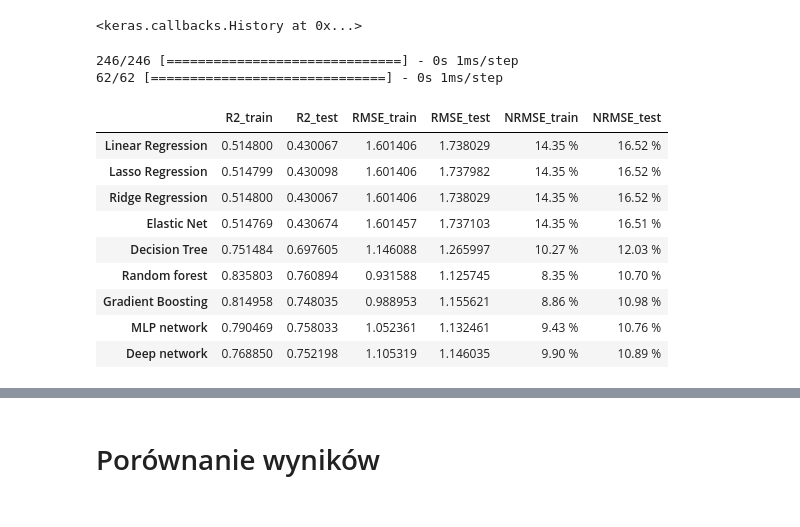
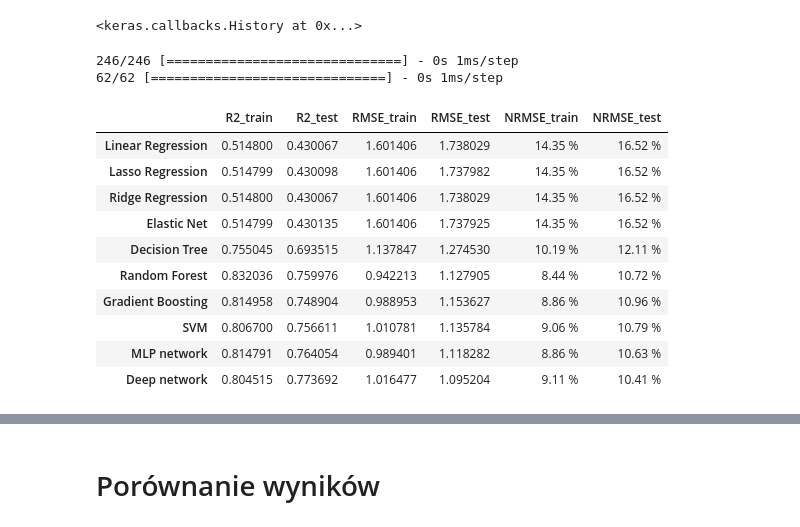
Before and after one commit to rad-mat/Solubility_model_development, a Jupyter notebook: Solubility_model_development.ipynb, the cells around one changed output, grey strips where cells are left out. Cells and saved outputs as stored; diff of their text form; code cells hidden in the pictures.

```diff
--- a/Solubility_model_development.ipynb
+++ b/Solubility_model_development.ipynb
@@ -447,0 +461,9 @@ displayObsPredPlot(y_test, y_pred)
+# %%
+parameters={"C":[1,2,3,4,5],
+            "gamma":[25,30,35,40]}
+
+reg_svm = svm.SVR()
+
+svm_GS = model_selection.GridSearchCV(reg_svm, parameters, scoring='neg_root_mean_squared_error')
+
+svm_GS.fit(X_train_scaled, y_train_scaled)
@@ -447,0 +478,9 @@ displayObsPredPlot(y_test, y_pred)
+# %%
+reg_svm = svm.SVR(C=svm_GS.best_estimator_.C, gamma=svm_GS.best_estimator_.gamma)
+reg_svm.fit(X_train_scaled, y_train_scaled)
+
+y_learn = scalerY.inverse_transform(reg_svm.predict(X_train_scaled).reshape(-1,1))
+y_pred = scalerY.inverse_transform(reg_svm.predict(X_test_scaled).reshape(-1,1))
+
+summary8 = addMetrics(summary7, 'SVM', y_learn, y_train, y_pred, y_test)
+summary8
@@ -448,25 +501,25 @@ displayObsPredPlot(y_test, y_pred)
 # %% [markdown]
 # Sztuczne sieci neuronowe (ANN)
 # %%
-# skalowanie danych
-scalerX = preprocessing.MinMaxScaler(feature_range=(0,1))
+# skalowanie danych (StandardScaler)
+scalerX = preprocessing.StandardScaler()
 scalerX.fit(X_train)
 X_train_scaled = scalerX.transform(X_train)
 X_test_scaled = scalerX.transform(X_test)
 
-scalerY = preprocessing.MinMaxScaler(feature_range=(0,1))
+scalerY = preprocessing.StandardScaler()
 scalerY.fit(y_train.reshape(-1,1))
-y_train_scaled = scalerY.transform(y_train.reshape(-1,1))
-y_test_scaled = scalerY.transform(y_test.reshape(-1,1))
+y_train_scaled = scalerY.transform(y_train.reshape(-1,1)).ravel()
+y_test_scaled = scalerY.transform(y_test.reshape(-1,1)).ravel()
 # %%
-mlp = neural_network.MLPRegressor(hidden_layer_sizes=(100, 50, 30), activation='relu', solver='lbfgs', max_iter=5000)
+mlp = neural_network.MLPRegressor(hidden_layer_sizes=(60, 40, 20), activation='relu', solver='adam', max_iter=5000, alpha=0.2)
 mlp.fit(X_train_scaled, y_train_scaled.ravel())
 
 y_learn = scalerY.inverse_transform(mlp.predict(X_train_scaled).reshape(-1,1))
 y_pred = scalerY.inverse_transform(mlp.predict(X_test_scaled).reshape(-1,1))
 
-summary8 = addMetrics(summary7, 'MLP network', y_learn, y_train, y_pred, y_test)
-summary8
+summary9 = addMetrics(summary8, 'MLP network', y_learn, y_train, y_pred, y_test)
+summary9
 # %% [output]
 |  | R2_train | R2_test | RMSE_train | RMSE_test | NRMSE_train | NRMSE_test |
 | Linear Regression | 0.514800 | 0.430067 | 1.601406 | 1.738029 | 14.35 % | 16.52 % |
@@ -506,22 +560,23 @@ dnn.fit(X_train_scaled, y_train_scaled, epochs=1000, batch_size=500, verbose=0)
 # %%
 y_learn = scalerY.inverse_transform(dnn.predict(X_train_scaled).reshape(-1,1))
 y_pred = scalerY.inverse_transform(dnn.predict(X_test_scaled).reshape(-1,1))
 
-summary9 = addMetrics(summary8, 'Deep network', y_learn, y_train, y_pred, y_test)
-summary9
+summary10 = addMetrics(summary9, 'Deep network', y_learn, y_train, y_pred, y_test)
+summary10
 # %% [output]
 246/246 [==============================] - 0s 1ms/step
 62/62 [==============================] - 0s 1ms/step
 |  | R2_train | R2_test | RMSE_train | RMSE_test | NRMSE_train | NRMSE_test |
 | Linear Regression | 0.514800 | 0.430067 | 1.601406 | 1.738029 | 14.35 % | 16.52 % |
 | Lasso Regression | 0.514799 | 0.430098 | 1.601406 | 1.737982 | 14.35 % | 16.52 % |
 | Ridge Regression | 0.514800 | 0.430067 | 1.601406 | 1.738029 | 14.35 % | 16.52 % |
-| Elastic Net | 0.514769 | 0.430674 | 1.601457 | 1.737103 | 14.35 % | 16.51 % |
-| Decision Tree | 0.751484 | 0.697605 | 1.146088 | 1.265997 | 10.27 % | 12.03 % |
-| Random forest | 0.835803 | 0.760894 | 0.931588 | 1.125745 | 8.35 % | 10.70 % |
-| Gradient Boosting | 0.814958 | 0.748035 | 0.988953 | 1.155621 | 8.86 % | 10.98 % |
-| MLP network | 0.790469 | 0.758033 | 1.052361 | 1.132461 | 9.43 % | 10.76 % |
-| Deep network | 0.768850 | 0.752198 | 1.105319 | 1.146035 | 9.90 % | 10.89 % |
+| Elastic Net | 0.514799 | 0.430135 | 1.601406 | 1.737925 | 14.35 % | 16.52 % |
+| Decision Tree | 0.755045 | 0.693515 | 1.137847 | 1.274530 | 10.19 % | 12.11 % |
+| Random Forest | 0.832036 | 0.759976 | 0.942213 | 1.127905 | 8.44 % | 10.72 % |
+| Gradient Boosting | 0.814958 | 0.748904 | 0.988953 | 1.153627 | 8.86 % | 10.96 % |
+| SVM | 0.806700 | 0.756611 | 1.010781 | 1.135784 | 9.06 % | 10.79 % |
+| MLP network | 0.814791 | 0.764054 | 0.989401 | 1.118282 | 8.86 % | 10.63 % |
+| Deep network | 0.804515 | 0.773692 | 1.016477 | 1.095204 | 9.11 % | 10.41 % |
 # %%
 displayObsPredPlot(y_test, y_pred)
 # %% [output]
```
Also changed, not shown: parts of 25 cells of this notebook.
